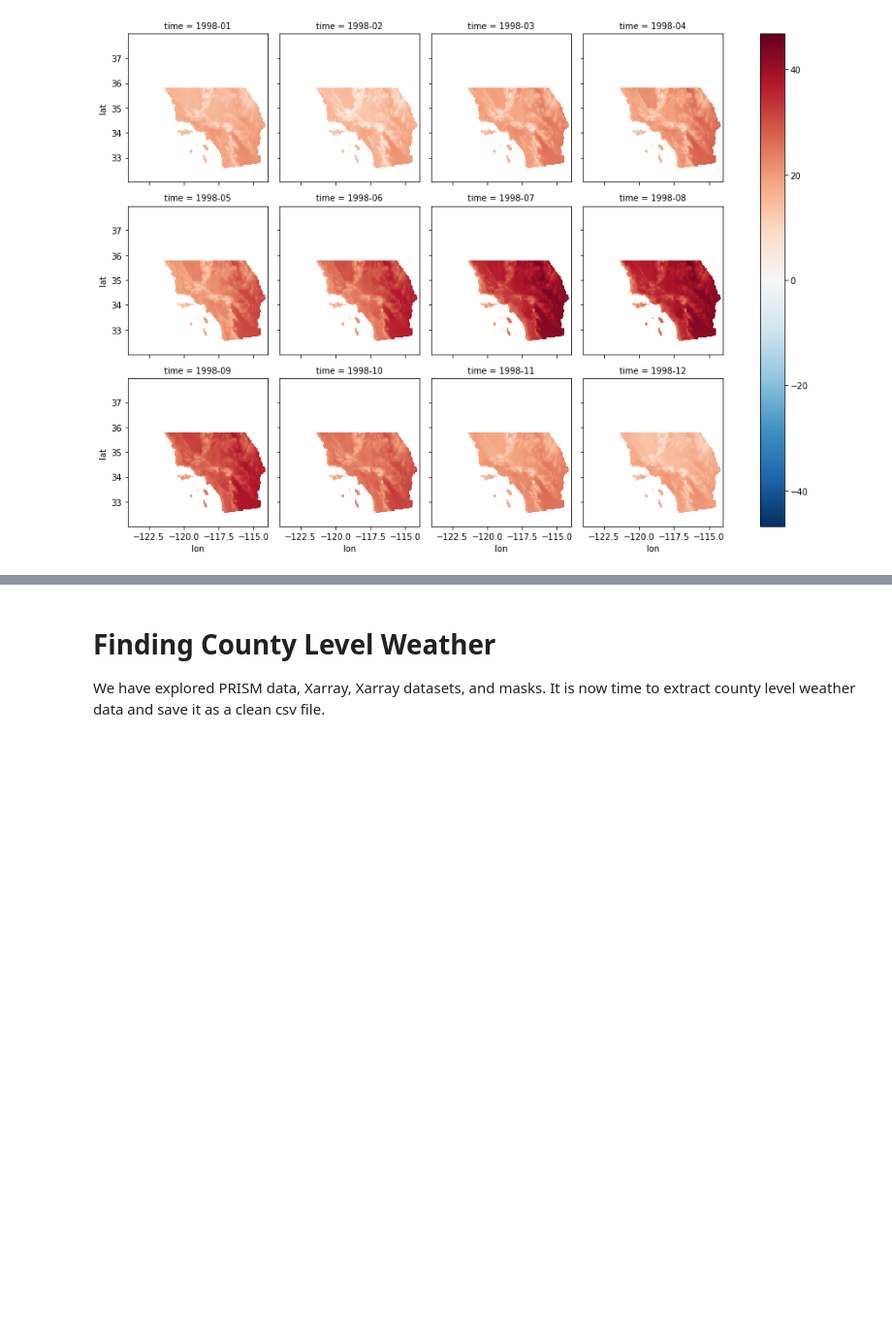
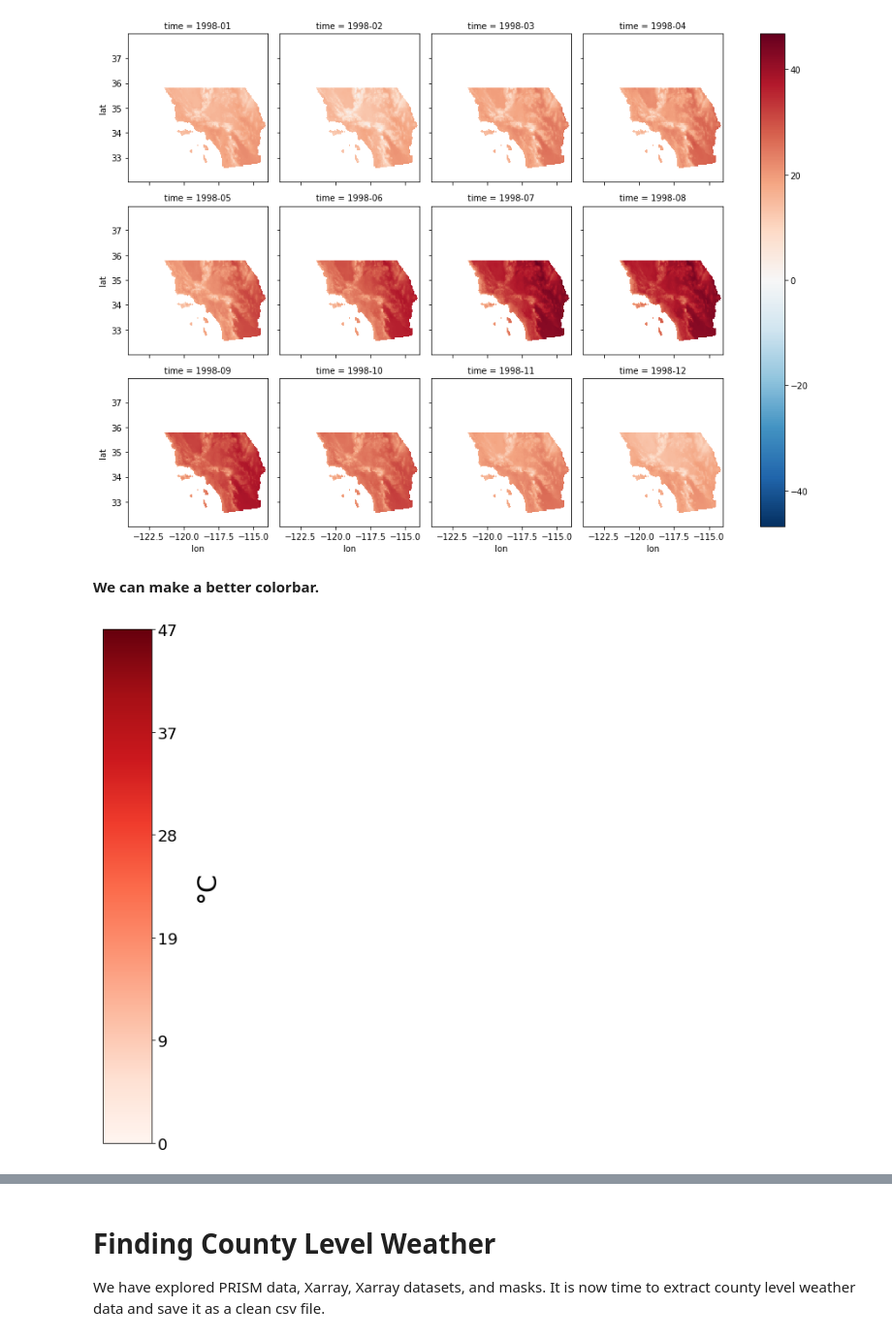
Before and after one commit to christopher-reed/CA-High-Value-Crops, a Jupyter notebook: PRISM_Weather_Data.ipynb, the cells around one changed output, grey strips where cells are left out. Shown at 97% size. Cells and saved outputs as stored; diff of their text form; code cells hidden in the pictures; blank space fills up the shorter version.

```diff
--- a/PRISM_Weather_Data.ipynb
+++ b/PRISM_Weather_Data.ipynb
@@ -941,3 +1212,36 @@ for county in counties_list:
 # %% [output]
 <xarray.plot.facetgrid.FacetGrid at 0x...>
 [figure]
+# %% [markdown]
+**We can make a better colorbar.**
+# %%
+#Prepare figure
+fig, ax = plt.subplots(figsize=(1, 12))
+
+#Tune the subplot layout
+fig.subplots_adjust(bottom=0.2)
+
+#Select colorbar
+cmap = mpl.cm.Reds
+
+#Normalize with min and max values of data. Variables created in previous cell.
+norm = mpl.colors.Normalize(vmin=np.nanmin(socal_temps.values), vmax=np.nanmax(socal_temps.values))
+
+#Create colorbar
+cb1 = mpl.colorbar.ColorbarBase(ax, cmap=cmap,
+                                norm=norm,
+                                orientation='vertical')
+
+
+#Degree sign unicode
+degree_sign= u'\N{DEGREE SIGN}'
+
+#Formatting label
+cb1.set_label(degree_sign + 'C', fontsize = 30, labelpad = 20)
+
+#Format ticks
+cb1.set_ticks(np.linspace(np.nanmin(socal_temps.values),np.nanmax(socal_temps.values),6))
+cb1.set_ticklabels(['0', '9', '19', '28', '37', '47'])
+cb1.ax.tick_params(labelsize=18)
+# %% [output]
+[figure, added]
```
Also changed, not shown: parts of 39 cells of this notebook.
